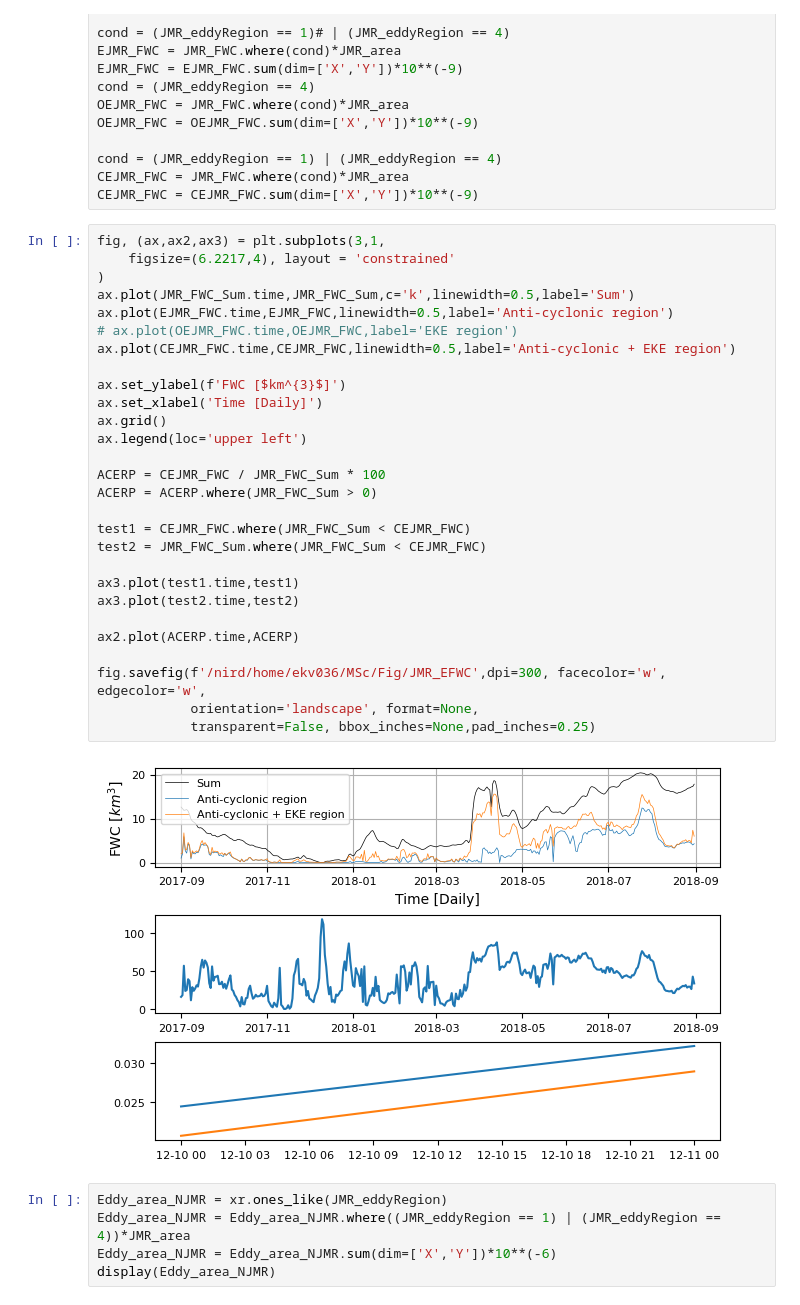
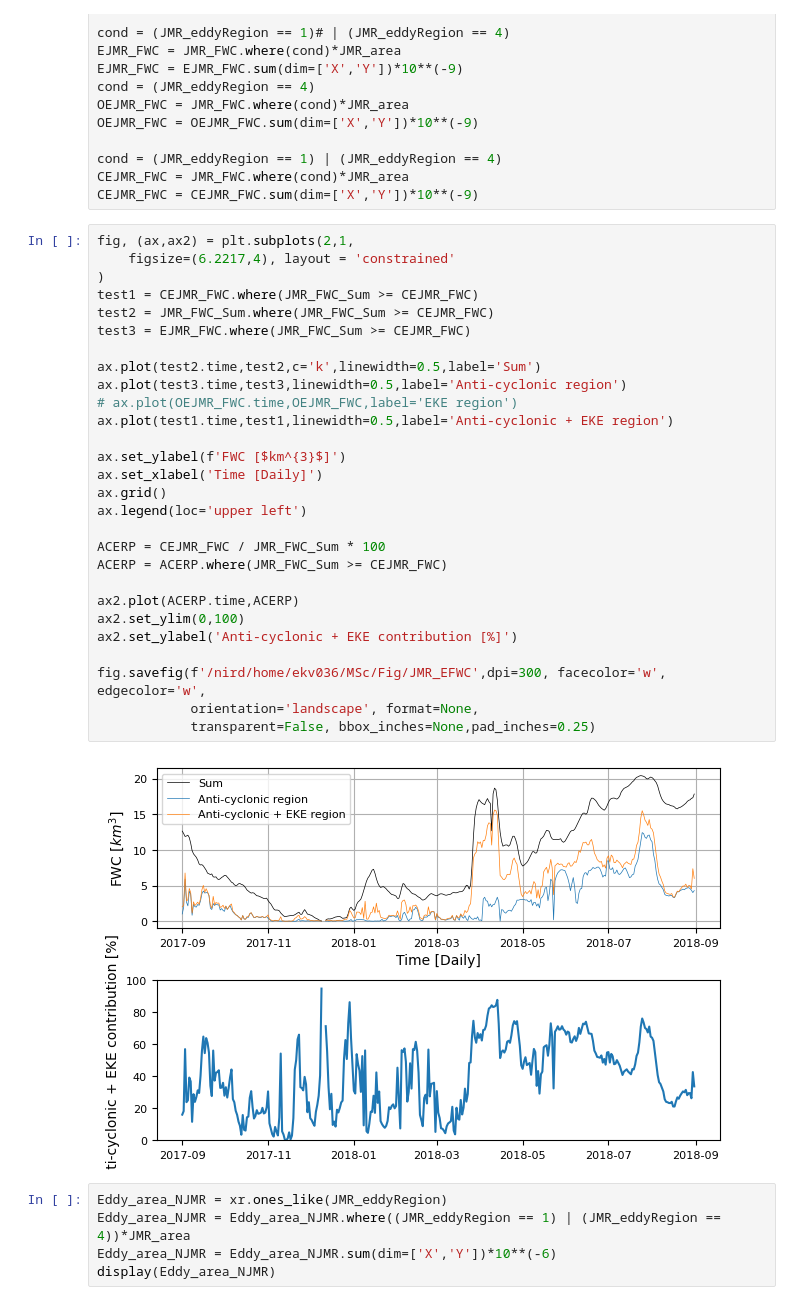
Before and after one commit to EirikKvamme/MScEirik, a Jupyter notebook: Eddies/FWTfromShelf.ipynb, the cells around one changed output. Saved outputs shown, nothing was run; the diff lists cells and outputs as text.

Commit message:
Fixing plots

```diff
--- a/Eddies/FWTfromShelf.ipynb
+++ b/Eddies/FWTfromShelf.ipynb
@@ -267,35 +267,35 @@ cond = (JMR_eddyRegion == 1) | (JMR_eddyRegion == 4)
 CEJMR_FWC = JMR_FWC.where(cond)*JMR_area
 CEJMR_FWC = CEJMR_FWC.sum(dim=['X','Y'])*10**(-9)
 # %%
-fig, (ax,ax2,ax3) = plt.subplots(3,1,
+fig, (ax,ax2) = plt.subplots(2,1,
     figsize=(6.2217,4), layout = 'constrained'
 )
-ax.plot(JMR_FWC_Sum.time,JMR_FWC_Sum,c='k',linewidth=0.5,label='Sum')
-ax.plot(EJMR_FWC.time,EJMR_FWC,linewidth=0.5,label='Anti-cyclonic region')
+test1 = CEJMR_FWC.where(JMR_FWC_Sum >= CEJMR_FWC)
+test2 = JMR_FWC_Sum.where(JMR_FWC_Sum >= CEJMR_FWC)
+test3 = EJMR_FWC.where(JMR_FWC_Sum >= CEJMR_FWC)
+
+ax.plot(test2.time,test2,c='k',linewidth=0.5,label='Sum')
+ax.plot(test3.time,test3,linewidth=0.5,label='Anti-cyclonic region')
 # ax.plot(OEJMR_FWC.time,OEJMR_FWC,label='EKE region')
-ax.plot(CEJMR_FWC.time,CEJMR_FWC,linewidth=0.5,label='Anti-cyclonic + EKE region')
+ax.plot(test1.time,test1,linewidth=0.5,label='Anti-cyclonic + EKE region')
 
 ax.set_ylabel(f'FWC [$km^{3}$]')
 ax.set_xlabel('Time [Daily]')
 ax.grid()
 ax.legend(loc='upper left')
 
 ACERP = CEJMR_FWC / JMR_FWC_Sum * 100
-ACERP = ACERP.where(JMR_FWC_Sum > 0)
-
-test1 = CEJMR_FWC.where(JMR_FWC_Sum < CEJMR_FWC)
-test2 = JMR_FWC_Sum.where(JMR_FWC_Sum < CEJMR_FWC)
-
-ax3.plot(test1.time,test1)
-ax3.plot(test2.time,test2)
+ACERP = ACERP.where(JMR_FWC_Sum >= CEJMR_FWC)
 
 ax2.plot(ACERP.time,ACERP)
+ax2.set_ylim(0,100)
+ax2.set_ylabel('Anti-cyclonic + EKE contribution [%]')
 
 fig.savefig(f'/nird/home/ekv036/MSc/Fig/JMR_EFWC',dpi=300, facecolor='w', edgecolor='w',
             orientation='landscape', format=None,
             transparent=False, bbox_inches=None,pad_inches=0.25)
 # %% [output]
-[figure, old version]
+[figure, new version]
 # %%
 Eddy_area_NJMR = xr.ones_like(JMR_eddyRegion)
 Eddy_area_NJMR = Eddy_area_NJMR.where((JMR_eddyRegion == 1) | (JMR_eddyRegion == 4))*JMR_area
```
Also changed, not shown: parts of 1 cell of this notebook, 1 other file.
